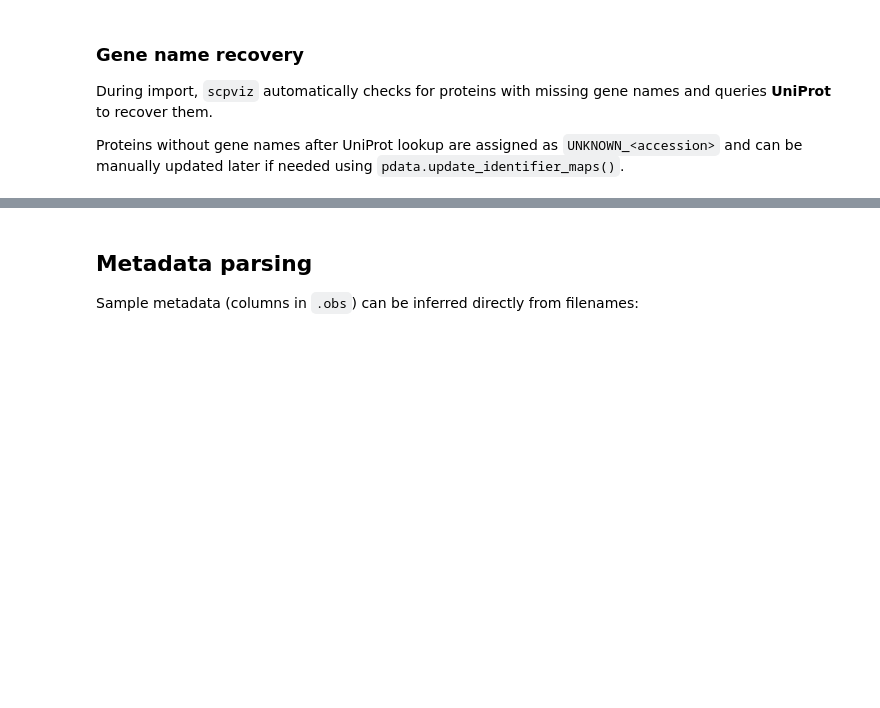
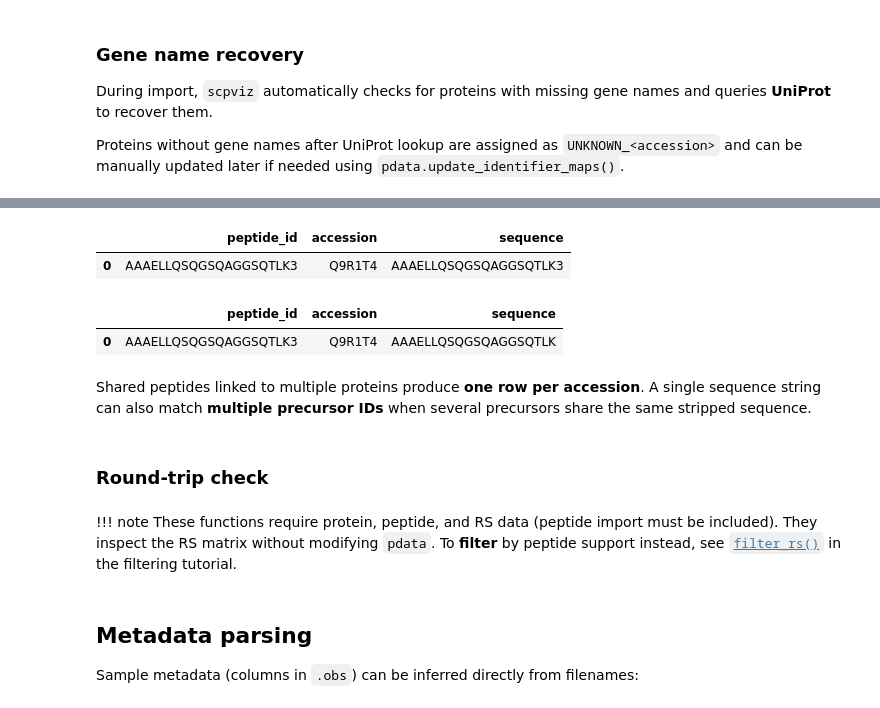
Before and after one commit to gnaprs/scpviz, a Jupyter notebook: docs/tutorials/importing.ipynb, the cells around one changed output, grey strips where cells are left out. Cells and saved outputs as stored; diff of their text form; code cells hidden in the pictures; blank space fills up the shorter version.

```diff
--- a/docs/tutorials/importing.ipynb
+++ b/docs/tutorials/importing.ipynb
@@ -175,0 +232,24 @@ Proteins without gene names after UniProt lookup are assigned as `UNKNOWN_<acces
+# %%
+pep_id = pdata.pep.var_names[0]
+df = scutils.get_accessions_for_peptides(pdata, [pep_id])
+
+df
+# %% [output]
+|  | peptide_id | accession | sequence |
+| 0 | AAAELLQSQGSQAGGSQTLK3 | Q9R1T4 | AAAELLQSQGSQAGGSQTLK3 |
+# %%
+seq = pdata.pep.var["Stripped.Sequence"].iloc[0]
+df = scutils.get_accessions_for_peptides(
+    pdata,
+    [seq],
+    sequence_from="Stripped.Sequence",
+)
+
+df
+# %% [output]
+|  | peptide_id | accession | sequence |
+| 0 | AAAELLQSQGSQAGGSQTLK3 | Q9R1T4 | AAAELLQSQGSQAGGSQTLK |
+# %% [markdown]
+Shared peptides linked to multiple proteins produce **one row per accession**. A single sequence string can also match **multiple precursor IDs** when several precursors share the same stripped sequence.
+# %% [markdown]
+### Round-trip check
@@ -176,3 +261,6 @@ Proteins without gene names after UniProt lookup are assigned as `UNKNOWN_<acces
+# %% [markdown]
+!!! note
+    These functions require protein, peptide, and RS data (peptide import must be included). They inspect the RS matrix without modifying `pdata`. To **filter** by peptide support instead, see [`filter_rs()`](filtering.md#filter_rs) in the filtering tutorial.
 # %% [markdown]
 ## Metadata parsing
 
```
Also changed, not shown: parts of 12 cells of this notebook, 5 other files.
